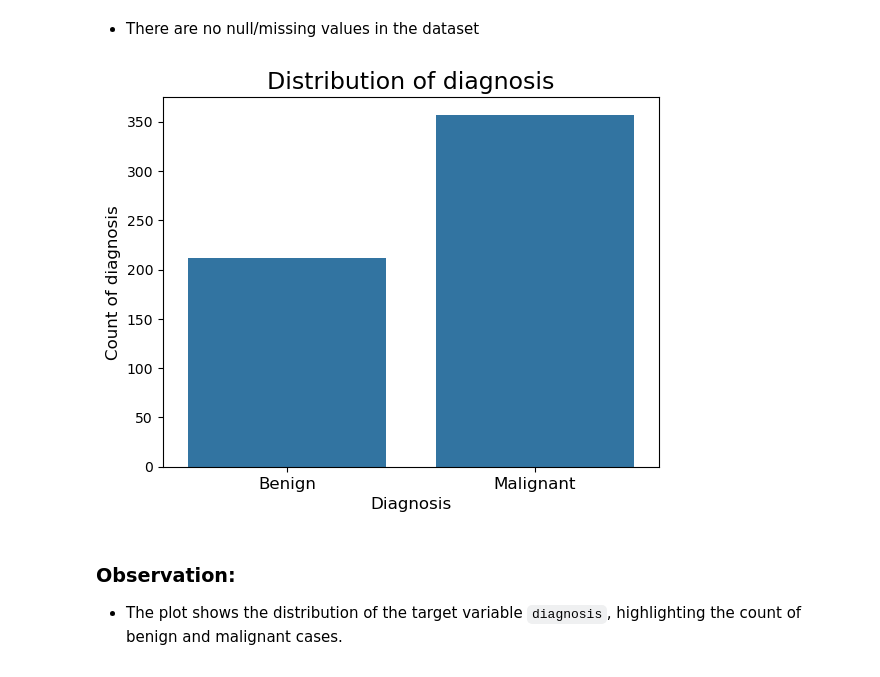
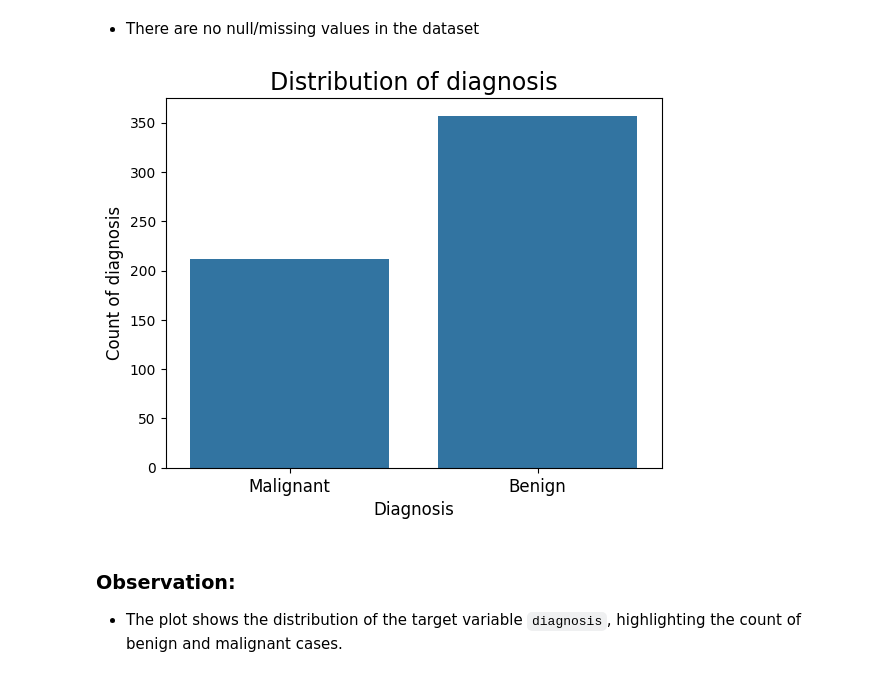
Before and after one commit to pkapoor2/PC-AIML, a Jupyter notebook: Machine Learning/class4/src/4.1_Classification_and_Its_Applications_Part_1.ipynb, the cells around one changed output. Cells and saved outputs as stored; diff of their text form; code cells hidden in the pictures.

```diff
--- a/Machine Learning/class4/src/4.1_Classification_and_Its_Applications_Part_1.ipynb
+++ b/Machine Learning/class4/src/4.1_Classification_and_Its_Applications_Part_1.ipynb
@@ -174,7 +174,7 @@ from sklearn.metrics import accuracy_score
 from IPython.display import display, Markdown
 # %%
 # Load the Breast Cancer dataset
-df = pd.read_csv('Breast_cancer_dataset.csv')
+df = pd.read_csv('../dataset/Breast_cancer_dataset.csv')
 # Display the first few rows of the dataset
 df.head()
 # %% [output]
@@ -245,13 +245,13 @@ dtype: int64
 # %%
 # Distribution of the target variable
 sns.countplot(x="diagnosis",data=df)
 plt.title("Distribution of diagnosis",fontsize=17,c="k")
 plt.xlabel("Diagnosis",fontsize=12)
 plt.ylabel("Count of diagnosis",fontsize=12)
-plt.xticks([0, 1], ['Benign', 'Malignant'], fontsize=12)
+plt.xticks([1,0], ['Benign', 'Malignant'], fontsize=12)
 plt.show()
 # %% [output]
-[figure, old version]
+[figure, new version]
 # %% [markdown]
 ### __Observation:__
 - The plot shows the distribution of the target variable `diagnosis`, highlighting the count of benign and malignant cases.
```
Also changed, not shown: 1 other file.
